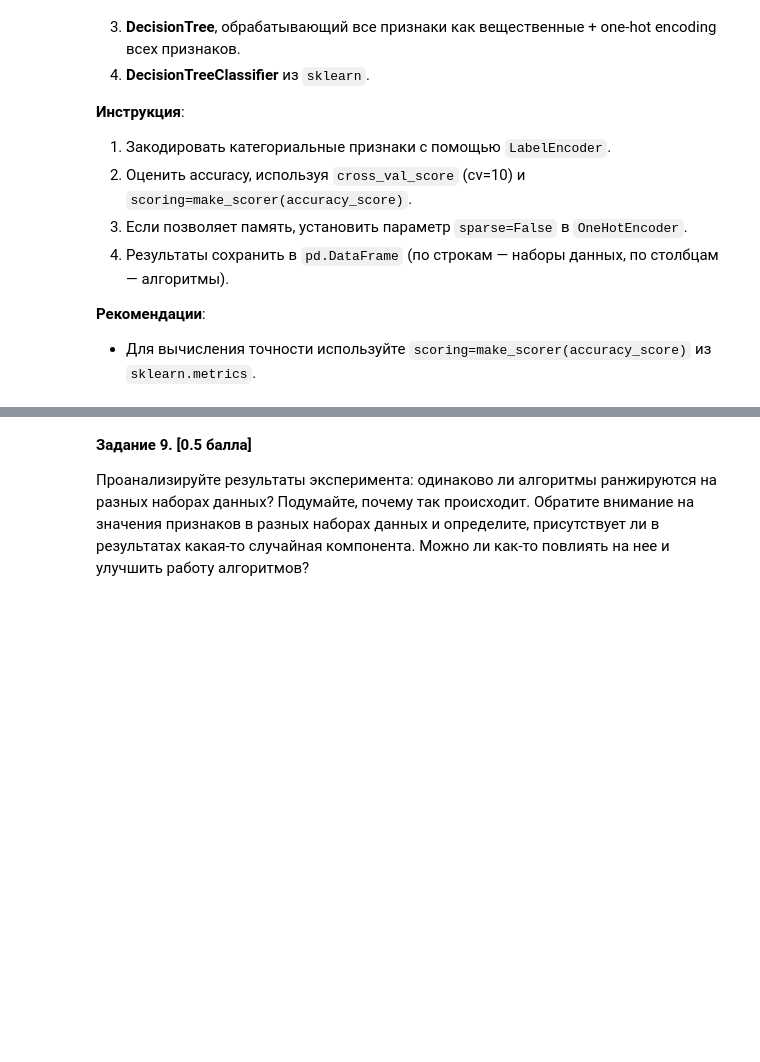
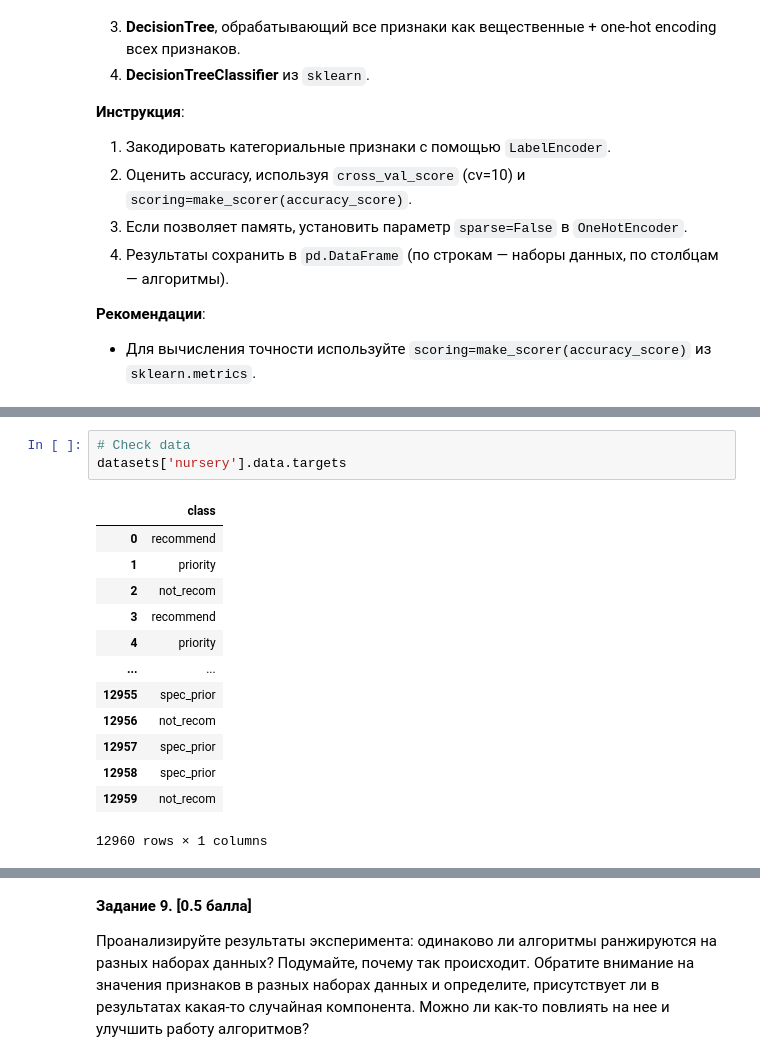
Before and after one commit to MrRozum/mai_ml_lab06_trees, a Jupyter notebook: ML MAI & SBER. Decision Trees LAB6.ipynb, the cells around one changed output, grey strips where cells are left out. Drawn from its saved outputs; the diff is of its cells as text; blank space fills up the shorter version.

```diff
--- a/ML MAI & SBER. Decision Trees LAB6.ipynb
+++ b/ML MAI & SBER. Decision Trees LAB6.ipynb
@@ -432,0 +393,17 @@ __Задание 8. [1 балл]__
+# %%
+# Check data
+datasets['nursery'].data.targets
+# %% [output]
+|  | class |
+| 0 | recommend |
+| 1 | priority |
+| 2 | not_recom |
+| 3 | recommend |
+| 4 | priority |
+| ... | ... |
+| 12955 | spec_prior |
+| 12956 | not_recom |
+| 12957 | spec_prior |
+| 12958 | spec_prior |
+| 12959 | not_recom |
+12960 rows × 1 columns
```
Also changed, not shown: parts of 16 cells of this notebook, 1 other file.
